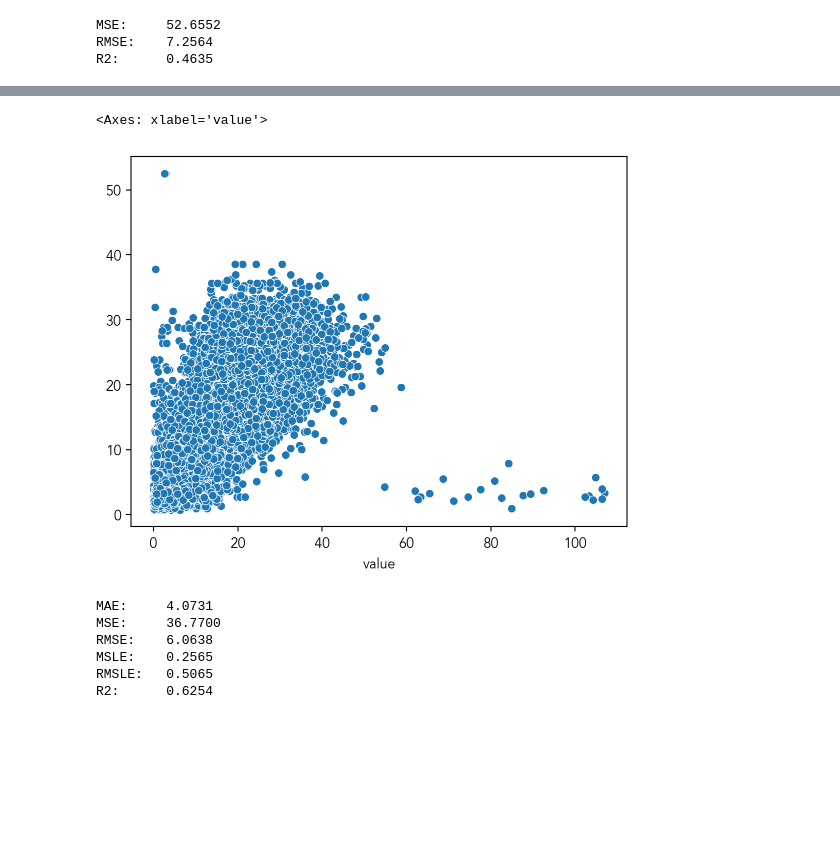
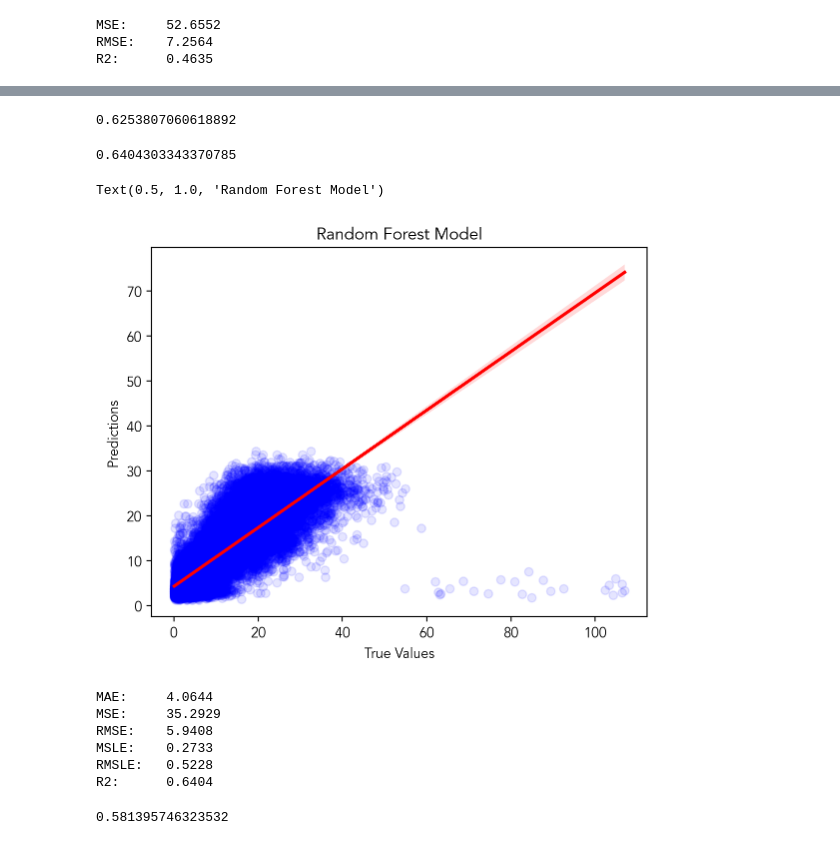
Before and after one commit to gyjong/workplace, a Jupyter notebook: quest_0202/0202_quest_sb.ipynb, the cells around one changed output, grey strips where cells are left out. Drawn from its saved outputs; the diff is of its cells as text; code cells hidden in the pictures; blank space fills up the shorter version.

```diff
--- a/quest_0202/0202_quest_sb.ipynb
+++ b/quest_0202/0202_quest_sb.ipynb
@@ -911,5 +905,8 @@ metrics.r2_score(y_test, predic_r)
-# %%
-sns.scatterplot(x = y_test, y = predic_r)
-# %% [output]
-<Axes: xlabel='value'>
-[figure, removed]
+# %%
+# Training the Model and Making Predictions
+model_r = RandomForestRegressor(n_estimators=100, random_state=42)
+model_r.fit(X_train, y_train)
+predic_r = model_r.predict(X_test)
+metrics.r2_score(y_test, predic_r)
+# %% [output]
+0.6253807060618892
@@ -916,7 +936,29 @@ sns.scatterplot(x = y_test, y = predic_r)
+# %%
+# Training the Model and Making Predictions
+model_r = RandomForestRegressor(
+            bootstrap=True,
+            max_depth=30,
+            max_features='sqrt',
+            min_samples_leaf=4,
+            min_samples_split=5,
+            n_estimators=300,
+            random_state=42
+            )
+model_r.fit(X_train, y_train)
+predic_r = model_r.predict(X_test)
+metrics.r2_score(y_test, predic_r)
+# %% [output]
+0.6404303343370785
+# %%
+# Visualization of the model prediction results
+sns.regplot(x = y_test, y = predic_r, scatter_kws={'alpha':0.1, 'color':'blue'}, line_kws={'color': 'red'})
+plt.xlabel('True Values')
+plt.ylabel('Predictions')
+plt.title('Random Forest Model')
+# %% [output]
+Text(0.5, 1.0, 'Random Forest Model')
+[figure, added]
 # %%
-import numpy as np
-from sklearn.metrics import mean_absolute_error, mean_squared_error, mean_squared_log_error, r2_score
-
 true = y_test
 preds = predic_r
 
@@ -935,9 +977,18 @@ print(f'MSLE:\t {MSLE:.4f}')
 print(f'RMSLE:\t {RMSLE:.4f}')
 print(f'R2:\t {R2:.4f}')
 # %% [output]
-MAE:     4.0731
-MSE:     36.7700
-RMSE:    6.0638
-MSLE:    0.2565
-RMSLE:   0.5065
-R2:      0.6254
+MAE:     4.0644
+MSE:     35.2929
+RMSE:    5.9408
+MSLE:    0.2733
+RMSLE:   0.5228
+R2:      0.6404
+# %%
+from xgboost import XGBRegressor
+model_x = XGBRegressor(random_state=42)
+
+model_x.fit(X_train, y_train)
+predic_x = model_x.predict(X_test)
+metrics.r2_score(y_test, predic_x)
+# %% [output]
+0.581395746323532
```
Also changed, not shown: parts of 9 cells of this notebook.
